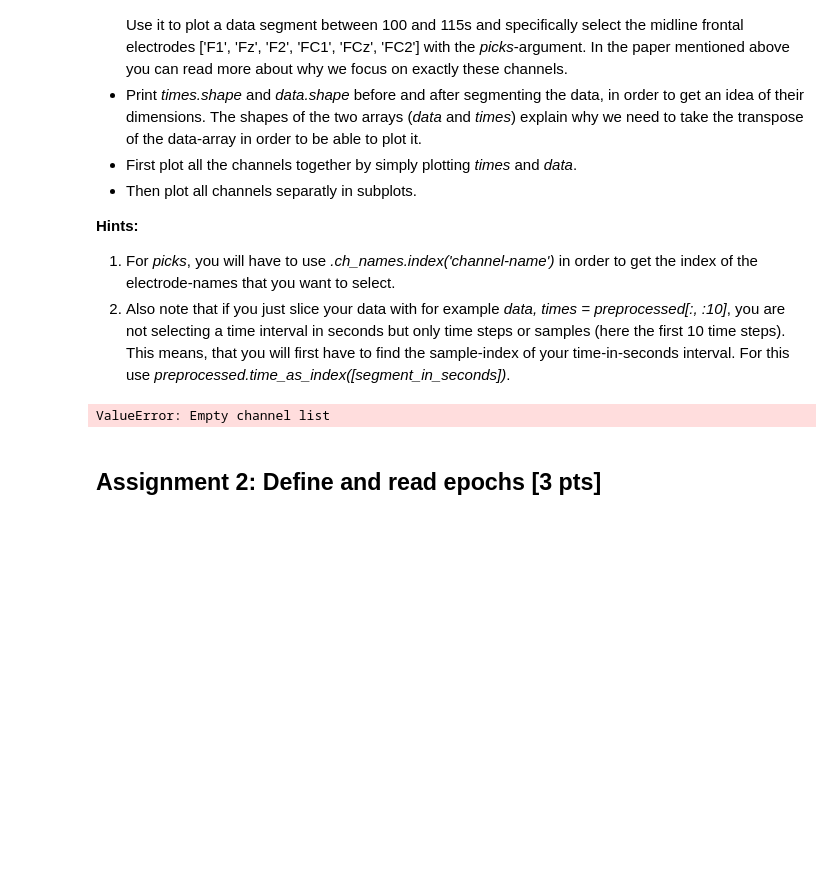
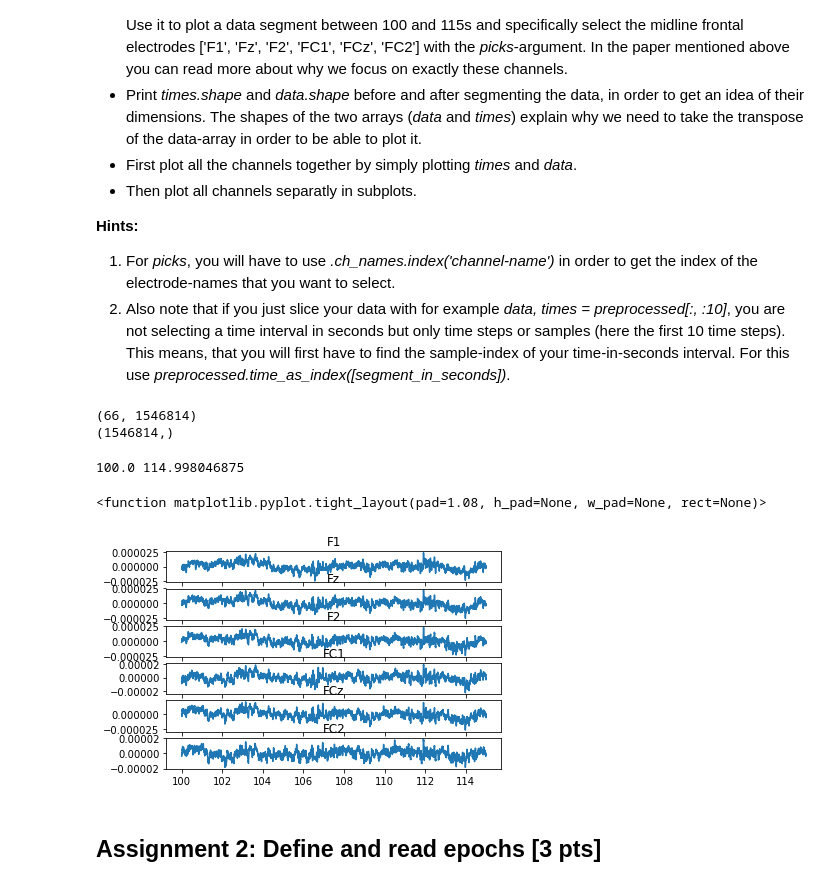
Before and after one commit to NBP-ACC/week-10-acc_6, a Jupyter notebook: Sheet08.ipynb, the cells around one changed output. Cells and saved outputs as stored; diff of their text form; code cells hidden in the pictures; blank space fills up the shorter version.

Commit message:
@1; start @2

```diff
--- a/Sheet08.ipynb
+++ b/Sheet08.ipynb
@@ -104,25 +124,28 @@ With this information:
 2. Also note that if you just slice your data with for example *data, times = preprocessed[:, :10]*, you are not selecting a time interval in seconds but only time steps or samples (here the first 10 time steps). This means, that you will first have to find the sample-index of your time-in-seconds interval. For this use *preprocessed.time_as_index([segment_in_seconds])*.
 # %%
 # acces all data:
-channels = np.array(['F1', 'Fz', 'F2', 'FC1', 'FCz', 'FC2'])
-i1 = preprocessed.ch_names.index('F1')
-i2 = preprocessed.ch_names.index('FC2')
-data_all, times_all = preprocessed[i1:i2 , 100:115]
+data_all, times_all = preprocessed[:]
 print(data_all.shape)
 print(times_all.shape)
 # %% [output]
-ValueError: Empty channel list
+(66, 1546814)
+(1546814,)
 # %%
 # write a function that plots the segment of the data, given a certain time-interval and a list of channels
 
 def plotSegment(segment, channels):
     # choose a data segment between 100s to 115s
-    start, stop = # TODO
-    # TODO
+    start, stop = tuple(preprocessed.time_as_index([100,115]))
+    channel_idx = np.array([preprocessed.ch_names.index(ch) for ch in channels])
+    data = data_all[channel_idx, start:stop ]
+    times = times_all[start:stop]
 
+    fig, ax = plt.subplots(len(channels))
+
+    for ch in range(len(channels)):
+        ax[ch].plot(times, data[ch])
+        ax[ch].set_title(channels[ch])
     # in order to check whether you sliced your data correctly, print:
-    # print(times.min(), times.max())
+    print(times.min(), times.max())
 
     return
-
-plotSegment([100,115], ch_select)
@@ -132,3 +152,12 @@ plotSegment([100,115], ch_select)
+# %%
+# plot all channels separately
+ch_select = ['F1', 'Fz', 'F2', 'FC1', 'FCz', 'FC2']
+plotSegment([100,115], ch_select)
+plt.tight_layout
+# %% [output]
+100.0 114.998046875
+<function matplotlib.pyplot.tight_layout(pad=1.08, h_pad=None, w_pad=None, rect=None)>
+[figure, added]
 # %% [markdown]
 ## Assignment 2: Define and read epochs [3 pts]
 # %% [markdown]
```
Also changed, not shown: parts of 9 cells of this notebook.
